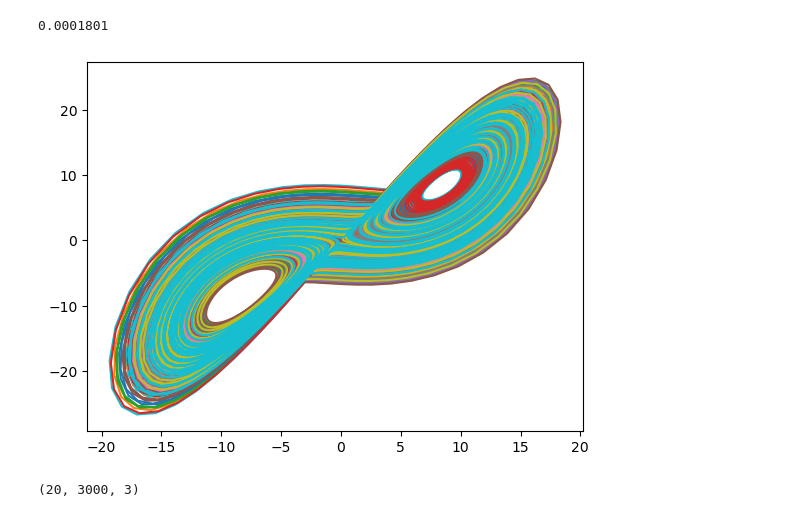
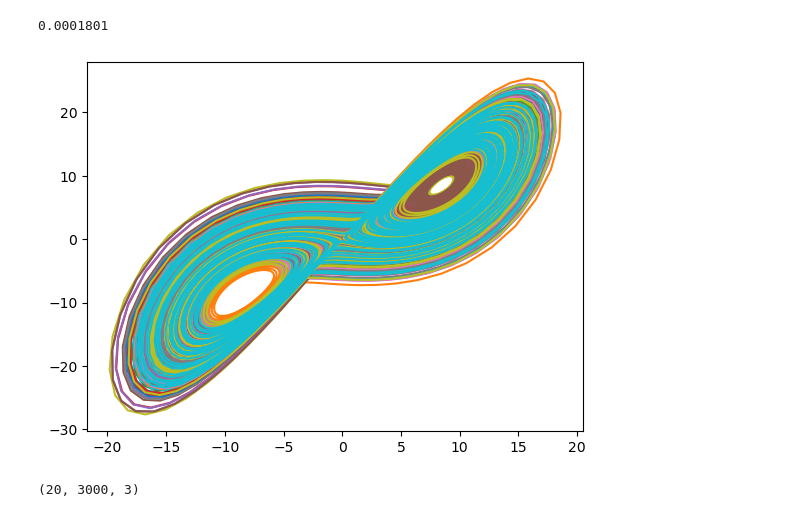
Before and after one commit to mitchellostrow/nn_delay_embeddings, a Jupyter notebook: notebooks/5-1-24 testing_Raut_VAE_delayLorenz.ipynb, the cells around one changed output. Drawn from its saved outputs; the diff is of its cells as text; code cells hidden in the pictures.

```diff
--- a/notebooks/5-1-24 testing_Raut_VAE_delayLorenz.ipynb
+++ b/notebooks/5-1-24 testing_Raut_VAE_delayLorenz.ipynb
@@ -12,23 +12,23 @@ np.random.seed(1)
 # %%
 import matplotlib.pyplot as plt
 import numpy as np
 
 from dysts.flows import Lorenz, Hadley
 
 ## Load and simulate an attractor
 model = Lorenz()
 print(model.dt)
-model.dt = 0.01
+# model.dt = 0.01
 # ## Solve for multiple initial conditions
 model.ic = model.ic[None, :] * np.random.random(20)[:, None]
 
 
 sol = model.make_trajectory(3000, resample=True)
 plt.figure()
 plt.plot(sol[..., 0].T, sol[..., 1].T);
 # %% [output]
 0.0001801
-[figure, old version]
+[figure, new version]
 # %%
 sol.shape
 # %% [output]
```
Also changed, not shown: parts of 7 cells of this notebook, 14 other files.
